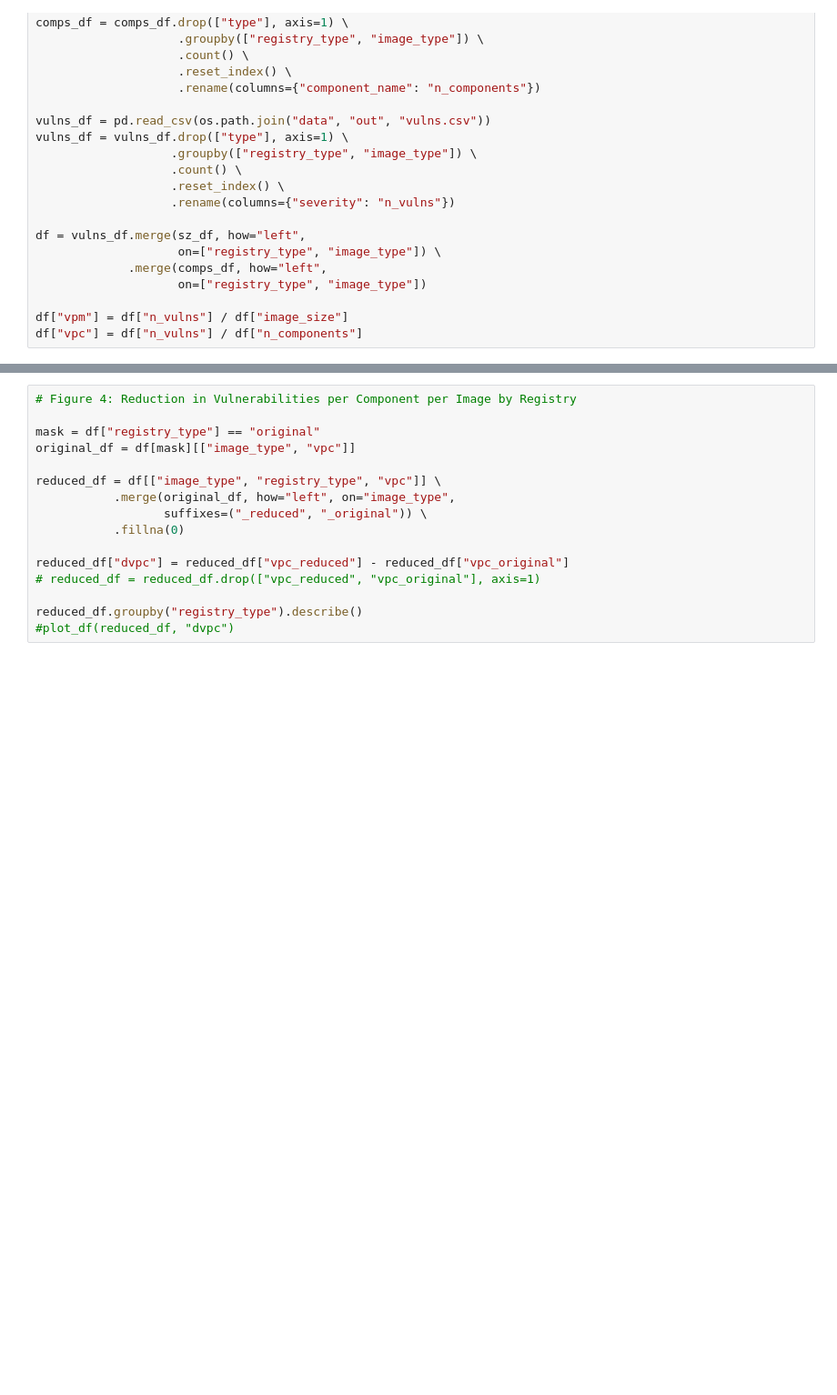
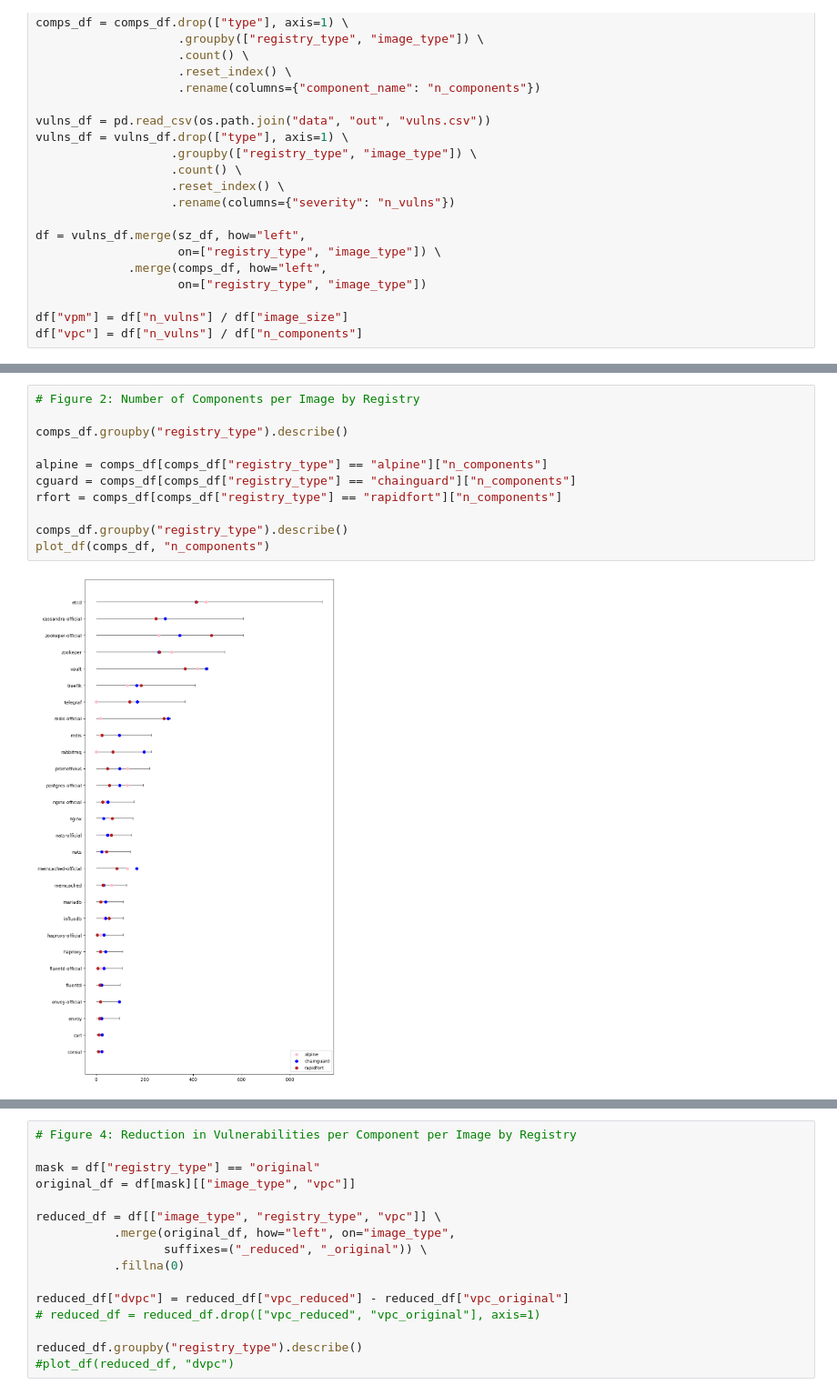
Before and after one commit to paulgibert/images-research, a Jupyter notebook: lab/study.ipynb, the cells around one changed output, grey strips where cells are left out. Shown at 91% size. Cells and saved outputs as stored; diff of their text form; blank space fills up the shorter version.

```diff
--- a/lab/study.ipynb
+++ b/lab/study.ipynb
@@ -77 +72,14 @@ sz_df.groupby("registry_type").describe()
+# %%
+# Figure 2: Number of Components per Image by Registry
+
+comps_df.groupby("registry_type").describe()
+
+alpine = comps_df[comps_df["registry_type"] == "alpine"]["n_components"]
+cguard = comps_df[comps_df["registry_type"] == "chainguard"]["n_components"]
+rfort = comps_df[comps_df["registry_type"] == "rapidfort"]["n_components"]
+
+comps_df.groupby("registry_type").describe()
+plot_df(comps_df, "n_components")
+# %% [output]
+[figure, added]
 # %%
```
Also changed, not shown: parts of 5 cells of this notebook, 1 other file.
